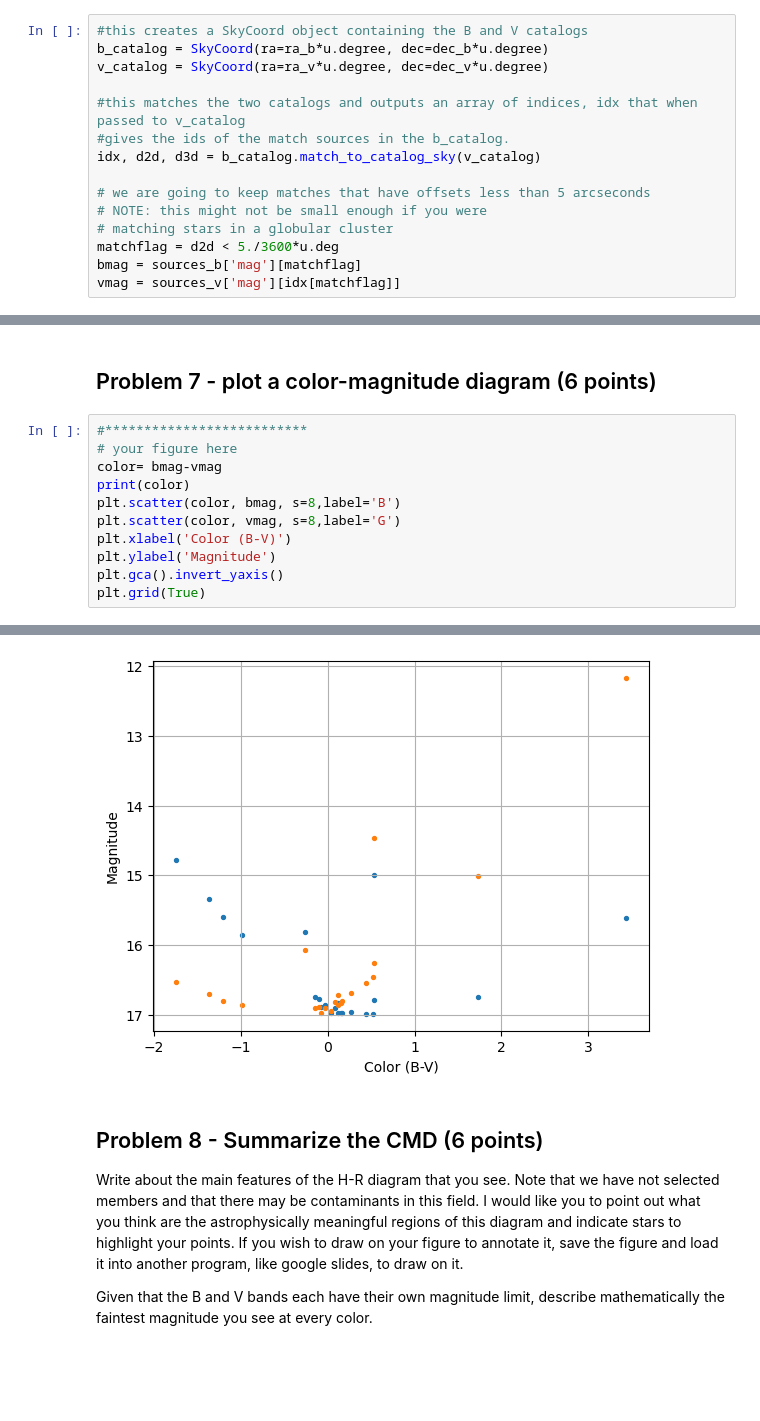
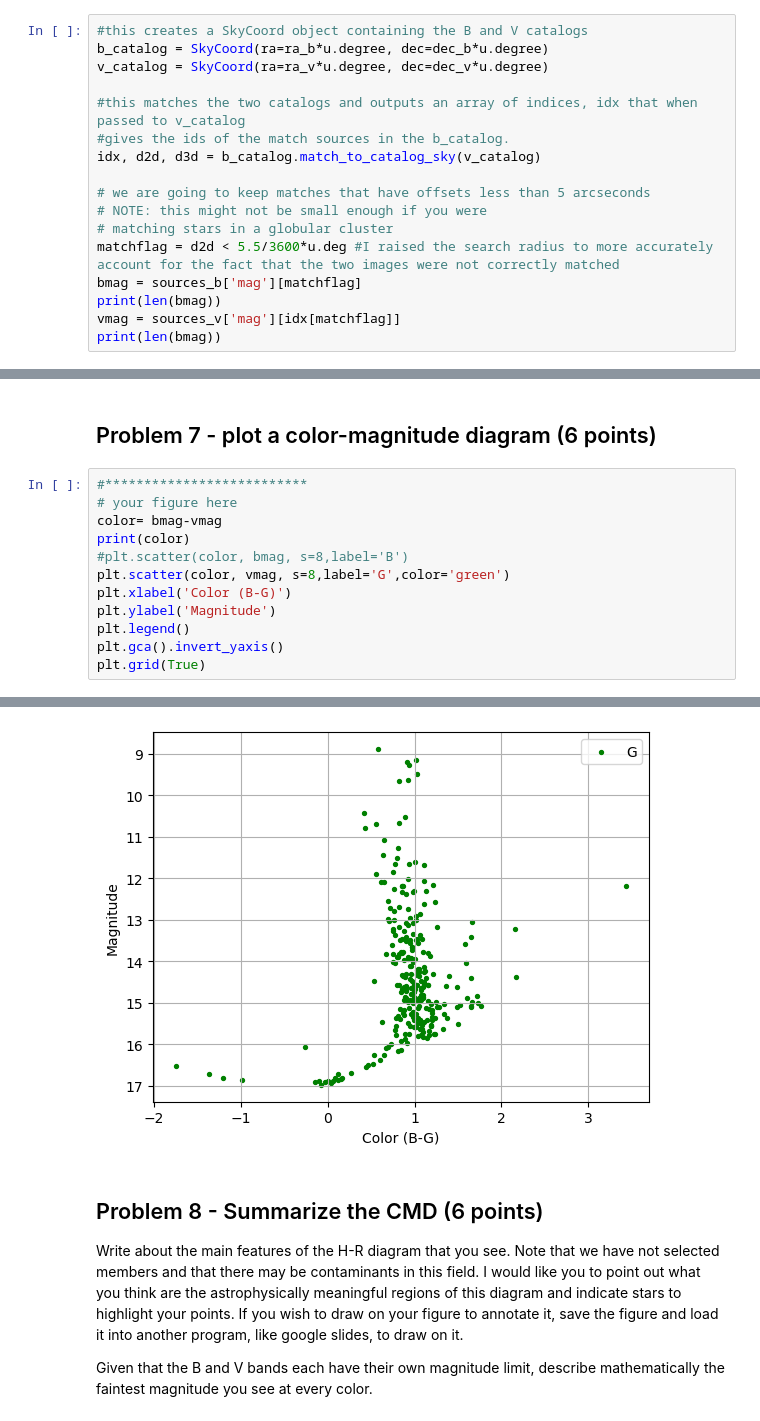
Before and after one commit to DayneLocke/Reductionproject_student, a Jupyter notebook: cluster_photometry_student.ipynb, the cells around one changed output, grey strips where cells are left out. Saved outputs shown, nothing was run; the diff lists cells and outputs as text; blank space fills up the shorter version.

```diff
--- a/cluster_photometry_student.ipynb
+++ b/cluster_photometry_student.ipynb
@@ -505,6 +505,8 @@ idx, d2d, d3d = b_catalog.match_to_catalog_sky(v_catalog)
 # we are going to keep matches that have offsets less than 5 arcseconds
 # NOTE: this might not be small enough if you were
 # matching stars in a globular cluster
-matchflag = d2d < 5./3600*u.deg
+matchflag = d2d < 5.5/3600*u.deg #I raised the search radius to more accurately account for the fact that the two images were not correctly matched
 bmag = sources_b['mag'][matchflag]
+print(len(bmag))
 vmag = sources_v['mag'][idx[matchflag]]
+print(len(bmag))
@@ -563,10 +568,11 @@ print (vmag)
 # your figure here
 color= bmag-vmag
 print(color)
-plt.scatter(color, bmag, s=8,label='B')
-plt.scatter(color, vmag, s=8,label='G')
-plt.xlabel('Color (B-V)')
+#plt.scatter(color, bmag, s=8,label='B')
+plt.scatter(color, vmag, s=8,label='G',color='green')
+plt.xlabel('Color (B-G)')
 plt.ylabel('Magnitude')
+plt.legend()
 plt.gca().invert_yaxis()
 plt.grid(True)
 # %% [output]
@@ -590,4 +596,4 @@ plt.grid(True)
-[figure, old version]
+[figure, new version]
 # %% [markdown]
 ## Problem 8 - Summarize the CMD (6 points)
 Write about the main features of the H-R diagram that you see.  Note that we have not selected members and that there may be contaminants in this field.  I would like you to point out what you think are the astrophysically meaningful regions of this diagram and indicate stars to highlight your points.   If you wish to draw on your figure to annotate it, save the figure and load it into another program, like google slides, to draw on it.
```
Also changed, not shown: parts of 5 cells of this notebook.
